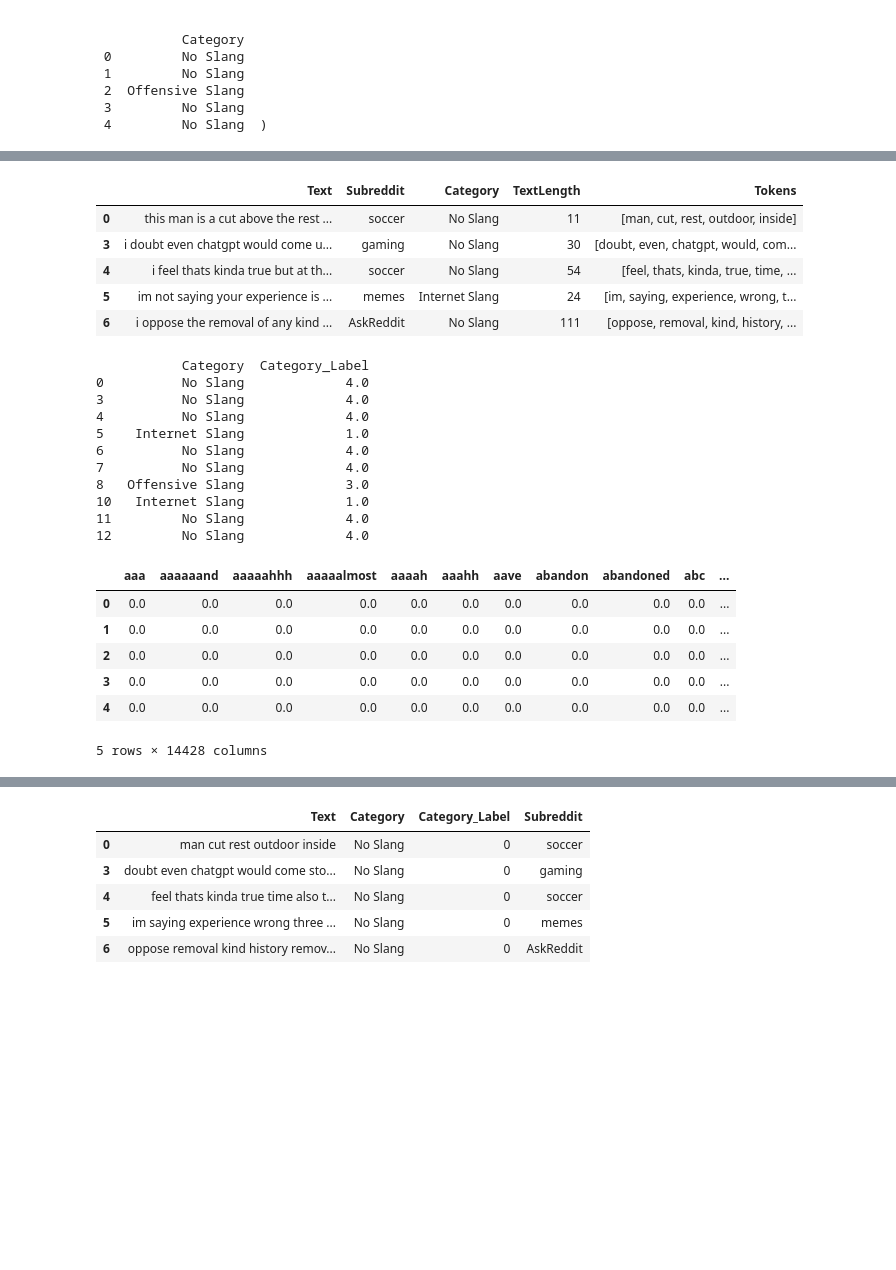
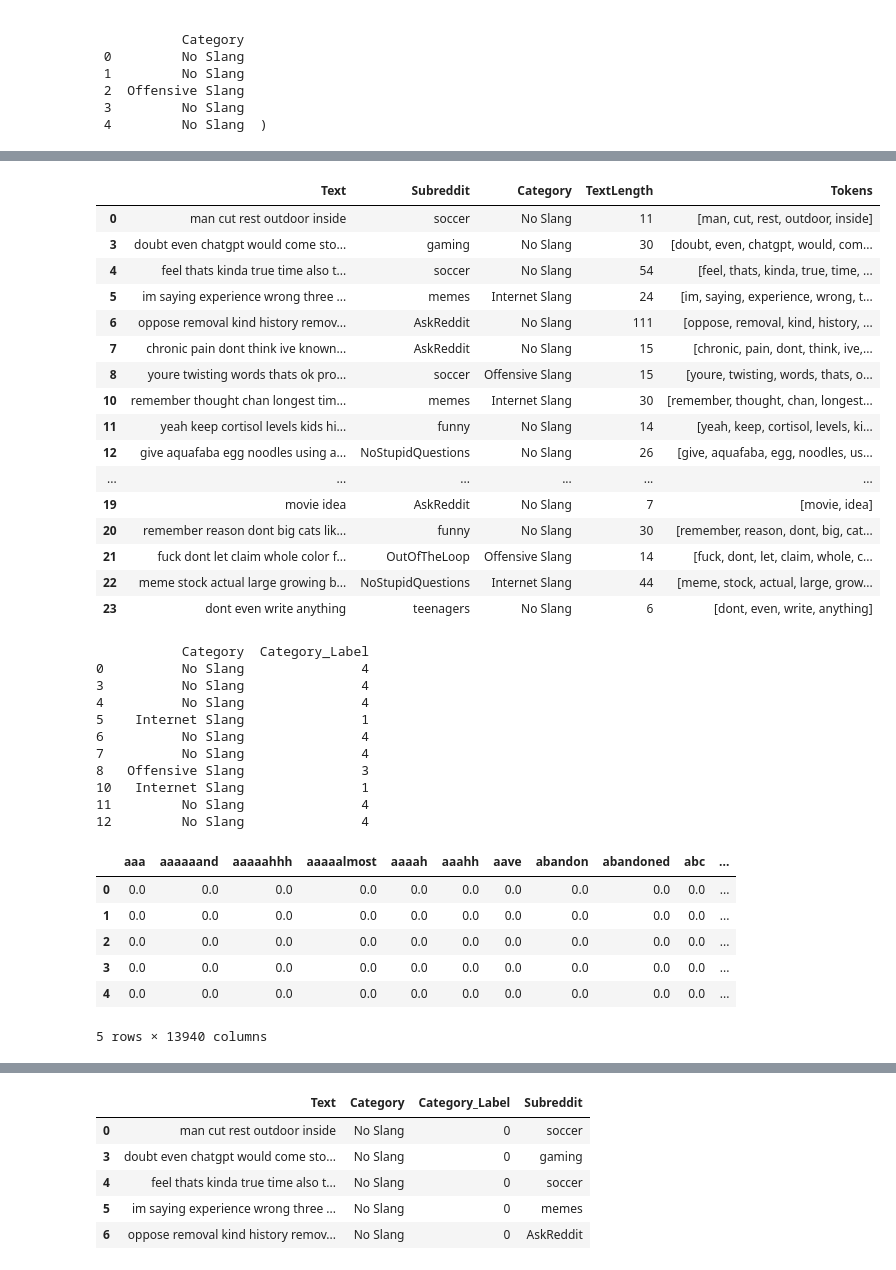
Before and after one commit to andifathir/Natural-Languange_Processing, a Jupyter notebook: Slang Classification/Data Preprocessing/pre-processing.ipynb, the cells around one changed output, grey strips where cells are left out. Saved outputs shown, nothing was run; the diff lists cells and outputs as text; code cells hidden in the pictures; blank space fills up the shorter version.

```diff
--- a/Slang Classification/Data Preprocessing/pre-processing.ipynb
+++ b/Slang Classification/Data Preprocessing/pre-processing.ipynb
@@ -107,7 +114,7 @@ df[['Text', 'Category', 'Subreddit']].to_csv('target_data_2.csv', index=False)
 import pandas as pd
 
 # Load the CSV file
-file_path = "chatgpt_prelabel copy.csv"
+file_path = "C:/personal/Code/S6/NLP/Slang Classification/Datas/Labelled.csv"
 df = pd.read_csv(file_path)
 
 # Display basic info and the first few rows
@@ -207,23 +214,41 @@ memory usage: 220.2+ KB
 # %%
-# --- Step 2: Tokenization and Stopwords Removal ---
+# --- Step 3: Tokenization and Stopwords Removal ---
 
 # Get English stopwords
 stop_words = set(stopwords.words('english'))
+
+def remove_stopwords_from_text(text):
+    tokens = word_tokenize(text)
+    filtered_tokens = [t for t in tokens if t not in stop_words]
+    return ' '.join(filtered_tokens)
+
+df_cleaned["Text"] = df_cleaned["Text"].apply(remove_stopwords_from_text)
 
 def tokenize_and_remove_stopwords(text):
     tokens = word_tokenize(text)                     # Tokenize
     tokens = [t for t in tokens if t not in stop_words]  # Remove stopwords
     return tokens
 
 df_cleaned["Tokens"] = df_cleaned["Text"].apply(tokenize_and_remove_stopwords)
-df_cleaned.head()
+df_cleaned.head(20)
 # %% [output]
 |  | Text | Subreddit | Category | TextLength | Tokens |
-| 0 | this man is a cut above the rest ... | soccer | No Slang | 11 | [man, cut, rest, outdoor, inside] |
-| 3 | i doubt even chatgpt would come u... | gaming | No Slang | 30 | [doubt, even, chatgpt, would, com... |
-| 4 | i feel thats kinda true but at th... | soccer | No Slang | 54 | [feel, thats, kinda, true, time, ... |
-| 5 | im not saying your experience is ... | memes | Internet Slang | 24 | [im, saying, experience, wrong, t... |
-| 6 | i oppose the removal of any kind ... | AskReddit | No Slang | 111 | [oppose, removal, kind, history, ... |
+| 0 | man cut rest outdoor inside | soccer | No Slang | 11 | [man, cut, rest, outdoor, inside] |
+| 3 | doubt even chatgpt would come sto... | gaming | No Slang | 30 | [doubt, even, chatgpt, would, com... |
+| 4 | feel thats kinda true time also t... | soccer | No Slang | 54 | [feel, thats, kinda, true, time, ... |
+| 5 | im saying experience wrong three ... | memes | Internet Slang | 24 | [im, saying, experience, wrong, t... |
+| 6 | oppose removal kind history remov... | AskReddit | No Slang | 111 | [oppose, removal, kind, history, ... |
+| 7 | chronic pain dont think ive known... | AskReddit | No Slang | 15 | [chronic, pain, dont, think, ive,... |
+| 8 | youre twisting words thats ok pro... | soccer | Offensive Slang | 15 | [youre, twisting, words, thats, o... |
+| 10 | remember thought chan longest tim... | memes | Internet Slang | 30 | [remember, thought, chan, longest... |
+| 11 | yeah keep cortisol levels kids hi... | funny | No Slang | 14 | [yeah, keep, cortisol, levels, ki... |
+| 12 | give aquafaba egg noodles using a... | NoStupidQuestions | No Slang | 26 | [give, aquafaba, egg, noodles, us... |
+| ... | ... | ... | ... | ... | ... |
+| 19 | movie idea | AskReddit | No Slang | 7 | [movie, idea] |
+| 20 | remember reason dont big cats lik... | funny | No Slang | 30 | [remember, reason, dont, big, cat... |
+| 21 | fuck dont let claim whole color f... | OutOfTheLoop | Offensive Slang | 14 | [fuck, dont, let, claim, whole, c... |
+| 22 | meme stock actual large growing b... | NoStupidQuestions | Internet Slang | 44 | [meme, stock, actual, large, grow... |
+| 23 | dont even write anything | teenagers | No Slang | 6 | [dont, even, write, anything] |
 # %%
 # Define a custom mapping for categories
 category_mapping = {
@@ -241,16 +266,16 @@ df_cleaned["Category_Label"] = df_cleaned["Category"].map(category_mapping)
 print(df_cleaned[["Category", "Category_Label"]].head(10))
 # %% [output]
            Category  Category_Label
-0          No Slang             4.0
-3          No Slang             4.0
-4          No Slang             4.0
-5    Internet Slang             1.0
-6          No Slang             4.0
-7          No Slang             4.0
-8   Offensive Slang             3.0
-10   Internet Slang             1.0
-11         No Slang             4.0
-12         No Slang             4.0
+0          No Slang               4
+3          No Slang               4
+4          No Slang               4
+5    Internet Slang               1
+6          No Slang               4
+7          No Slang               4
+8   Offensive Slang               3
+10   Internet Slang               1
+11         No Slang               4
+12         No Slang               4
 # %%
 from sklearn.feature_extraction.text import TfidfVectorizer
 
@@ -280,4 +305,4 @@ tfidf_df.head()
 | 2 | 0.0 | 0.0 | 0.0 | 0.0 | 0.0 | 0.0 | 0.0 | 0.0 | 0.0 | 0.0 | ... |
 | 3 | 0.0 | 0.0 | 0.0 | 0.0 | 0.0 | 0.0 | 0.0 | 0.0 | 0.0 | 0.0 | ... |
 | 4 | 0.0 | 0.0 | 0.0 | 0.0 | 0.0 | 0.0 | 0.0 | 0.0 | 0.0 | 0.0 | ... |
-5 rows × 14428 columns
+5 rows × 13940 columns
```
Also changed, not shown: parts of 3 cells of this notebook.
